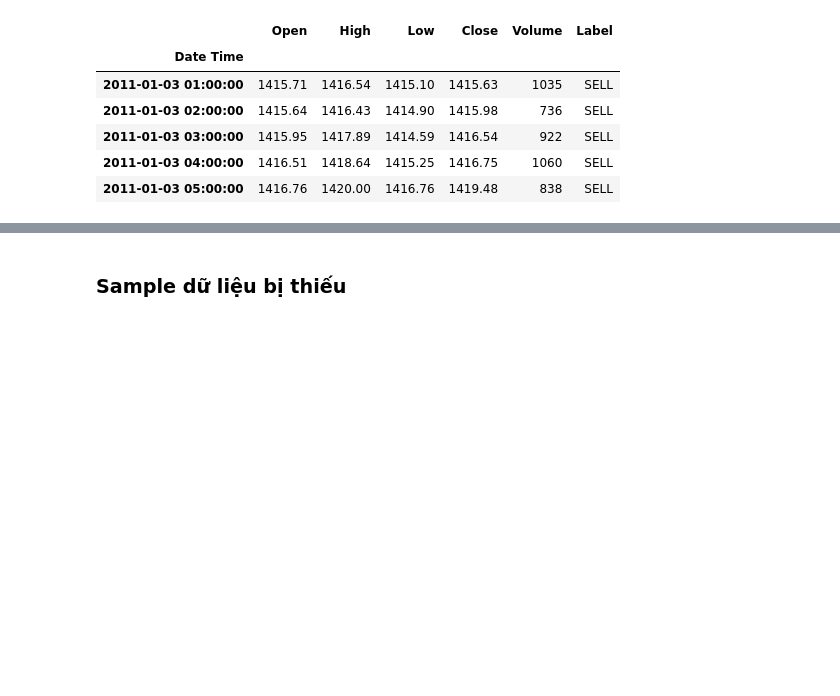
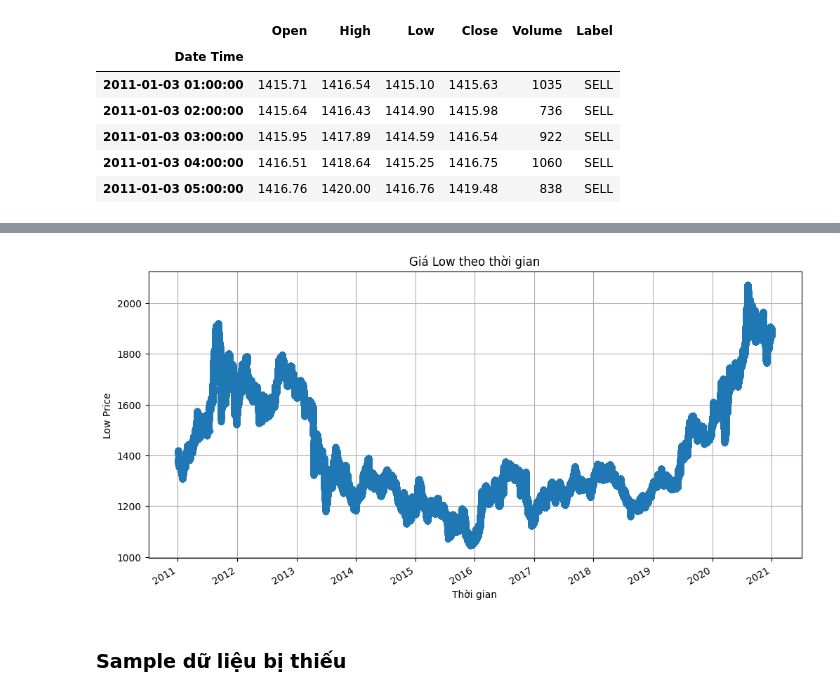
Before and after one commit to bokuwakira1411/Data-mining---ex2-3, a Jupyter notebook: exercise_2+3.ipynb, the cells around one changed output, grey strips where cells are left out. Cells and saved outputs as stored; diff of their text form; code cells hidden in the pictures; blank space fills up the shorter version.

```diff
--- a/exercise_2+3.ipynb
+++ b/exercise_2+3.ipynb
@@ -50,3 +90,11 @@ df_train.head()
+# %%
+df_train['Low'].plot(title='Giá Low theo thời gian', marker='o',figsize=(12, 6))
+plt.xlabel('Thời gian')
+plt.ylabel('Low Price')
+plt.grid(True)
+plt.show()
+# %% [output]
+[figure, added]
 # %% [markdown]
 ### Sample dữ liệu bị thiếu
 # %%
```
Also changed, not shown: parts of 18 cells of this notebook.
